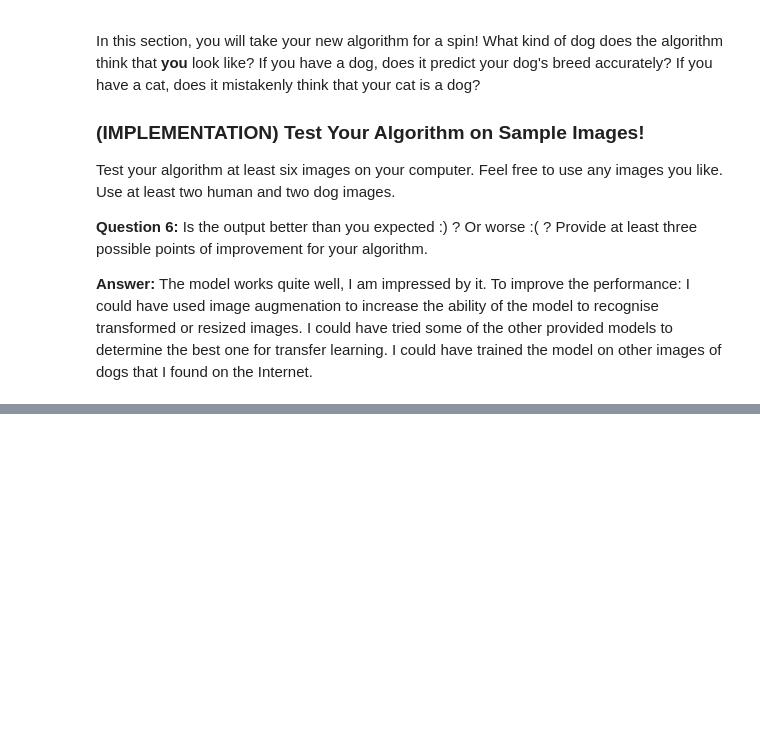
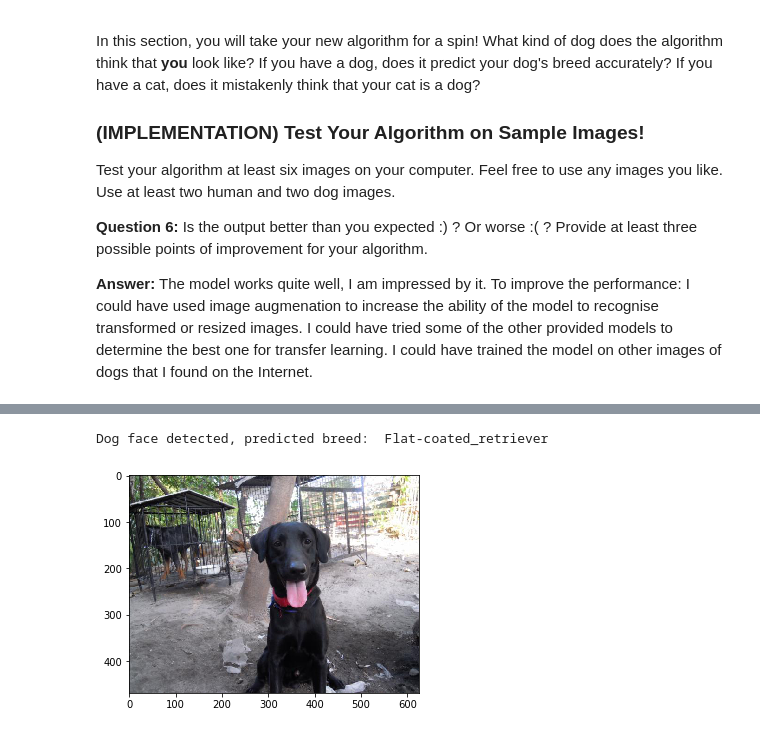
Before and after one commit to higginsb/dog-project, a Jupyter notebook: dog_app.ipynb, the cells around one changed output, grey strips where cells are left out. Saved outputs shown, nothing was run; the diff lists cells and outputs as text; code cells hidden in the pictures; blank space fills up the shorter version.

```diff
--- a/dog_app.ipynb
+++ b/dog_app.ipynb
@@ -783,0 +773,5 @@ Portuguese_water_dog
+# %%
+predict_breed('images/Labrador_retriever_06449.jpg')
+# %% [output]
+Dog face detected, predicted breed:  Flat-coated_retriever
+[figure, added]
```
Also changed, not shown: parts of 22 cells of this notebook, 1 other file.
